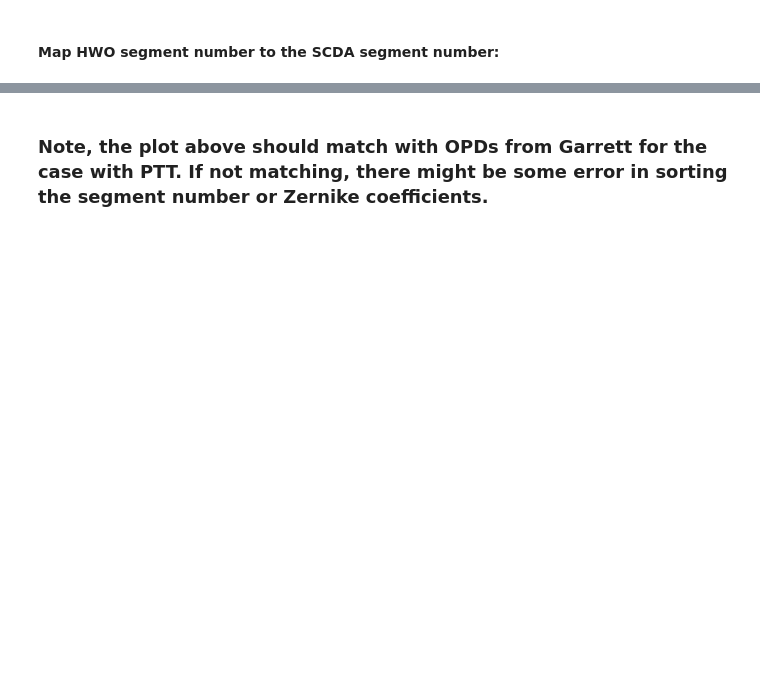
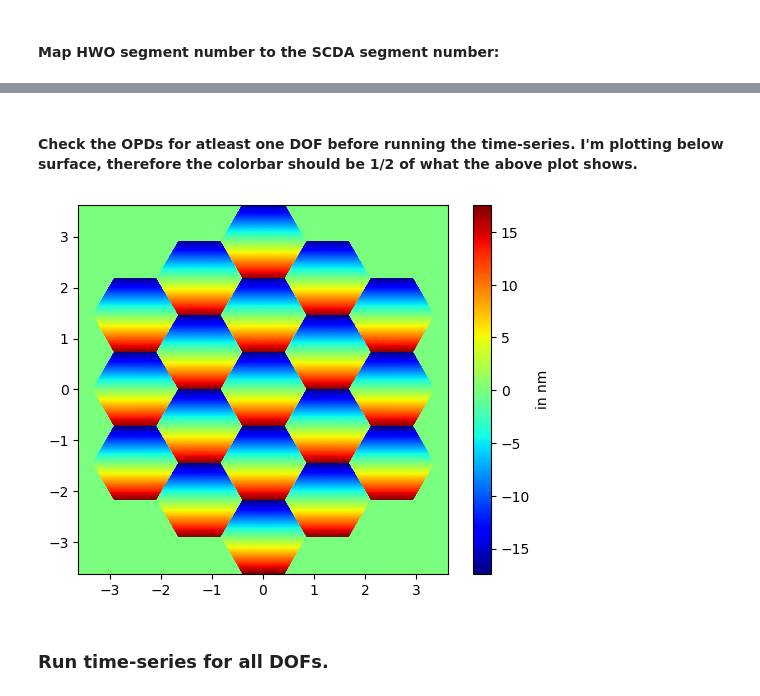
Before and after one commit to spacetelescope/ULTRA, a Jupyter notebook: notebooks/clean_time_series.ipynb, the cells around one changed output, grey strips where cells are left out. Drawn from its saved outputs; the diff is of its cells as text; code cells hidden in the pictures; blank space fills up the shorter version.

```diff
--- a/notebooks/clean_time_series.ipynb
+++ b/notebooks/clean_time_series.ipynb
@@ -102,5 +121,21 @@ cbar.set_label("in nm", loc='center')
 # %% [markdown]
-### Note, the plot above should match with OPDs from Garrett for the case with PTT.  If not matching, there might be some error in sorting the segment number or Zernike coefficients.
+#### Check the OPDs for atleast one DOF before running the time-series. I'm plotting below surface, therefore the colorbar should be 1/2 of what the above plot shows.
+# %%
+tel2.sm.flatten()
+
+for hwo_seg in range(0, tel2.nseg):
+    scda_seg = hwo_to_scda[str(hwo_seg + 1)] - 1
+    for hexike in range(0, n_zernikes):
+        tel2.sm.actuators[hexike + scda_seg * n_zernikes] = tel2_actuators[1][hexike + scda_seg * n_zernikes]
+
+plt.figure()
+hcipy.imshow_field(tel2.sm.surface*1e9, cmap='jet')
+cbar = plt.colorbar()
+cbar.set_label("in nm", loc='center')
+# %% [output]
+[figure, added]
+# %% [markdown]
+### Run time-series for all DOFs.
 # %%
 tel2.sm.flatten()
 dx_times = []
```
Also changed, not shown: parts of 22 cells of this notebook.
